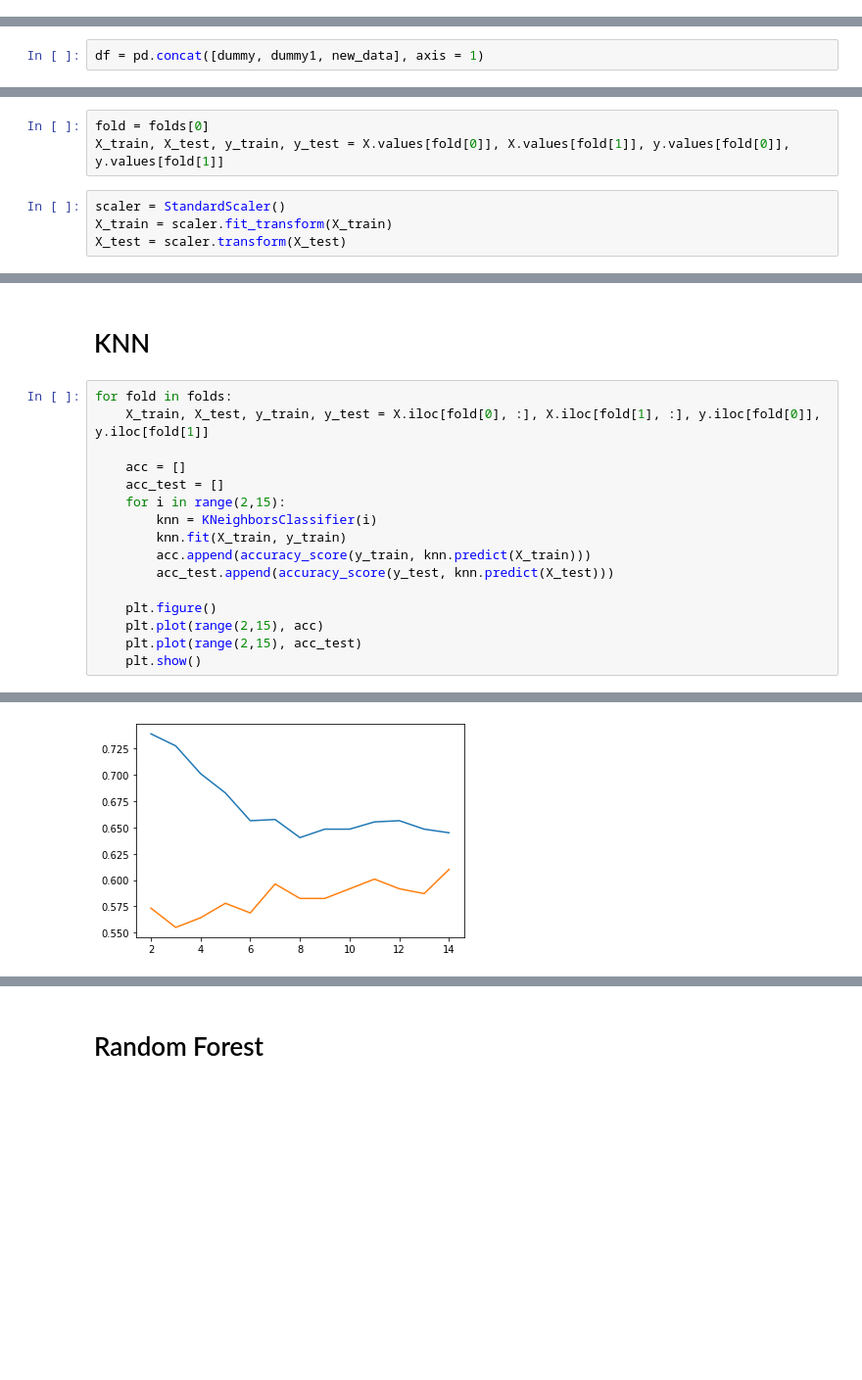
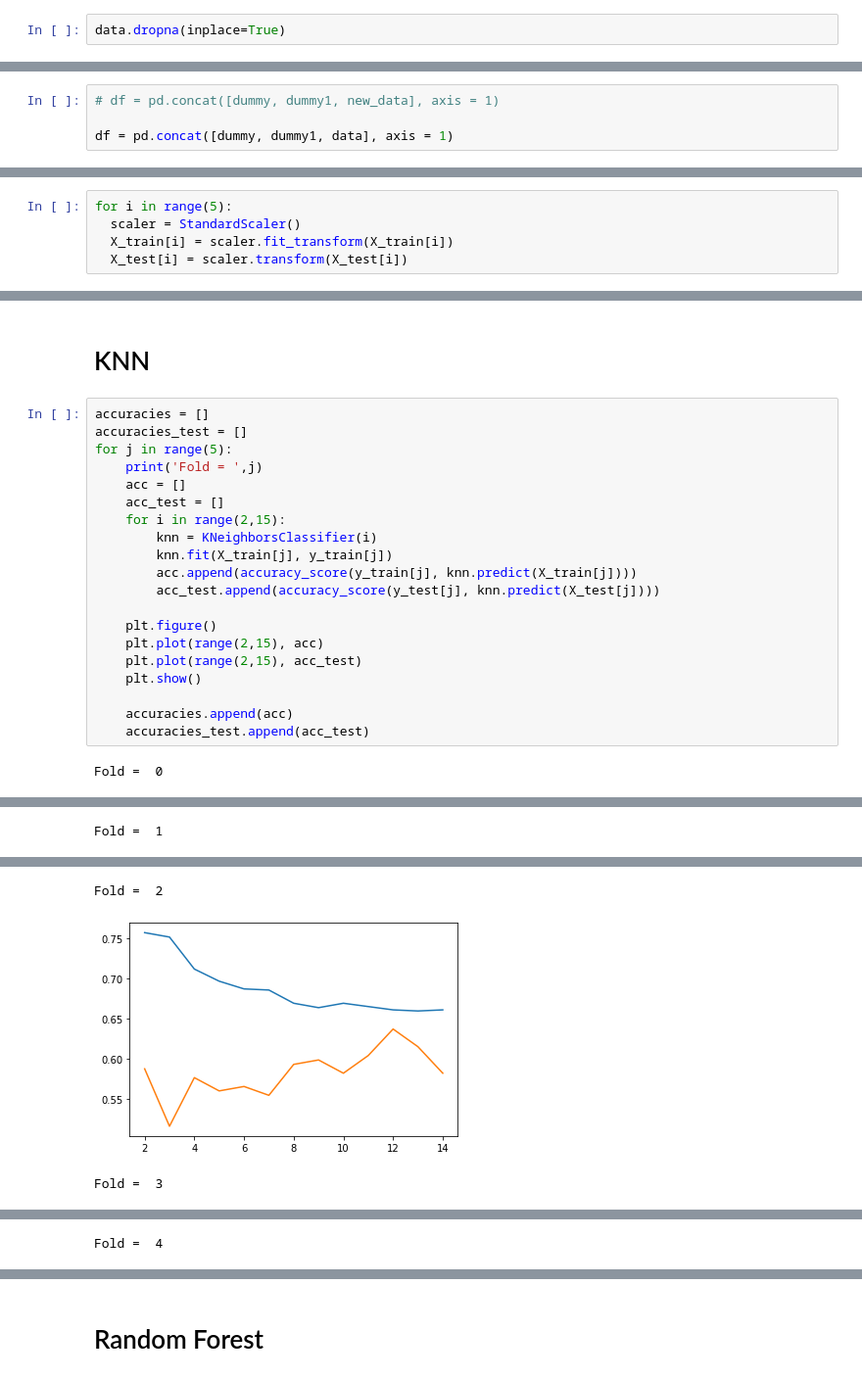
Before and after one commit to parasgulati8/People-Analytics, a Jupyter notebook: People_Analytics_Hackathon.ipynb, the cells around one changed output, grey strips where cells are left out. Shown at 98% size. Saved outputs shown, nothing was run; the diff lists cells and outputs as text; blank space fills up the shorter version.

```diff
--- a/People_Analytics_Hackathon.ipynb
+++ b/People_Analytics_Hackathon.ipynb
@@ -127,3 +81,5 @@ new_data
+# %%
+data.dropna(inplace=True)
 # %% [markdown]
 ### Using K fold Cross Validation
 # %%
@@ -133,7 +89,9 @@ def get_folds(X,y, k=5):
 dummy = pd.get_dummies(data['Specialty'])
 dummy1 = pd.get_dummies(data['Group'])
 # %%
-df = pd.concat([dummy, dummy1, new_data], axis = 1)
+# df = pd.concat([dummy, dummy1, new_data], axis = 1)
+
+df = pd.concat([dummy, dummy1, data], axis = 1)
 # %%
 df.head()
 # %% [output]
@@ -171,10 +129,8 @@ for fold in folds:
   X_test.append(X.values[fold[1]])
   y_train.append(y.values[fold[0]])
   y_test.append(y.values[fold[1]])
-# %%
-fold = folds[0]
-X_train, X_test, y_train, y_test = X.values[fold[0]], X.values[fold[1]], y.values[fold[0]], y.values[fold[1]]
 # %%
-scaler = StandardScaler()
-X_train = scaler.fit_transform(X_train)
-X_test = scaler.transform(X_test)
+for i in range(5):
+  scaler = StandardScaler()
+  X_train[i] = scaler.fit_transform(X_train[i])
+  X_test[i] = scaler.transform(X_test[i])
@@ -196,19 +154,24 @@ array([1., 2., 3., 4., 5.])
 # %% [markdown]
 # KNN
 # %%
-for fold in folds:
-    X_train, X_test, y_train, y_test = X.iloc[fold[0], :], X.iloc[fold[1], :], y.iloc[fold[0]], y.iloc[fold[1]]
-
+accuracies = []
+accuracies_test = []
+for j in range(5):
+    print('Fold = ',j)
     acc = []
     acc_test = []
     for i in range(2,15):
         knn = KNeighborsClassifier(i)
-        knn.fit(X_train, y_train)
-        acc.append(accuracy_score(y_train, knn.predict(X_train)))
-        acc_test.append(accuracy_score(y_test, knn.predict(X_test)))
+        knn.fit(X_train[j], y_train[j])
+        acc.append(accuracy_score(y_train[j], knn.predict(X_train[j])))
+        acc_test.append(accuracy_score(y_test[j], knn.predict(X_test[j])))
 
     plt.figure()
     plt.plot(range(2,15), acc)
     plt.plot(range(2,15), acc_test)
     plt.show()
+
+    accuracies.append(acc)
+    accuracies_test.append(acc_test)
 # %% [output]
+Fold =  0
@@ -215,0 +179 @@ for fold in folds:
+Fold =  1
@@ -217 +181,3 @@ for fold in folds:
+Fold =  2
-[figure, old version]
+[figure, new version]
+Fold =  3
@@ -218,0 +185 @@ for fold in folds:
+Fold =  4
```
Also changed, not shown: parts of 108 cells of this notebook.
